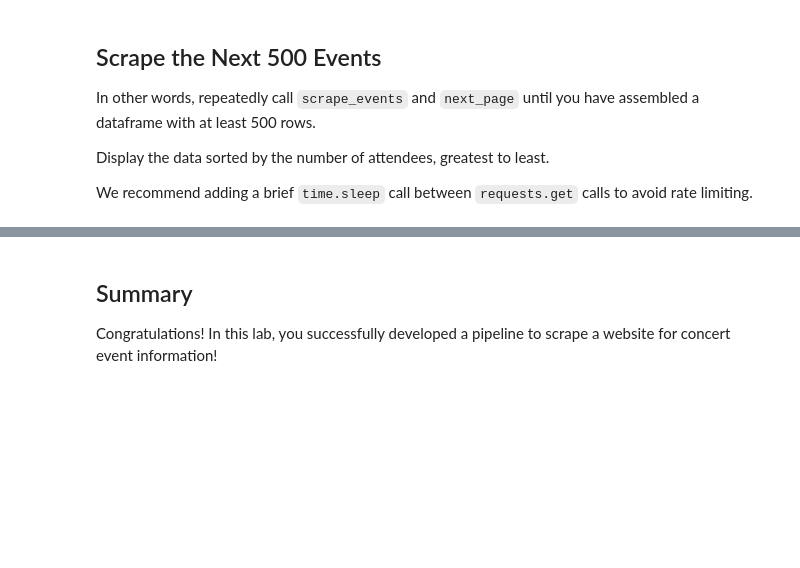
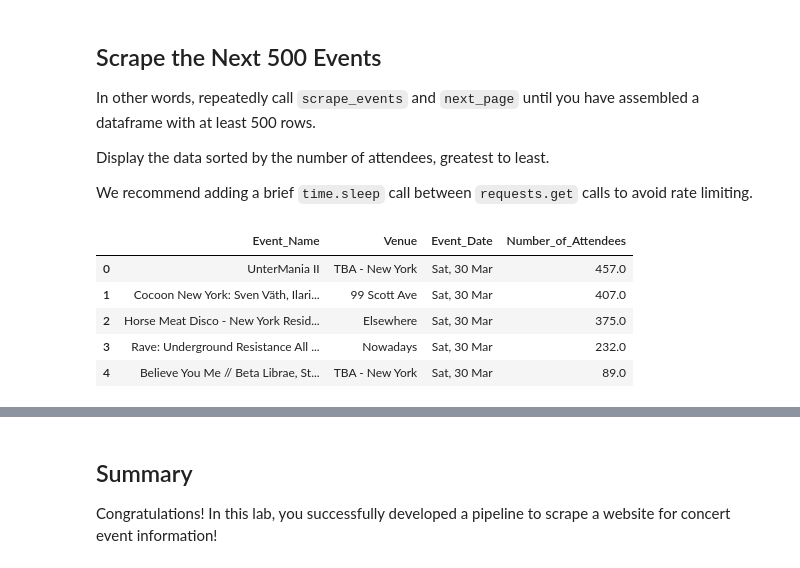
Before and after one commit to learn-co-curriculum/dsc-scraping-concerts-lab, a Jupyter notebook: index.ipynb, the cells around one changed output, grey strips where cells are left out. Drawn from its saved outputs; the diff is of its cells as text; code cells hidden in the pictures; blank space fills up the shorter version.

```diff
--- a/index.ipynb
+++ b/index.ipynb
@@ -91,0 +252,18 @@ We recommend adding a brief `time.sleep` call between `requests.get` calls to av
+# %%
+# Your code here
+df_all = pd.DataFrame()
+current_url = EVENTS_PAGE_URL
+while len(df_all) <= 500:
+    df = scrape_events(current_url)
+    time.sleep(5)
+    current_url= next_page(current_url)
+    time.sleep(5)
+    df_all = pd.concat([df_all, df])
+df_all.head()
+# %% [output]
+|  | Event_Name | Venue | Event_Date | Number_of_Attendees |
+| 0 | UnterMania II | TBA - New York | Sat, 30 Mar | 457.0 |
+| 1 | Cocoon New York: Sven Väth, Ilari... | 99 Scott Ave | Sat, 30 Mar | 407.0 |
+| 2 | Horse Meat Disco - New York Resid... | Elsewhere | Sat, 30 Mar | 375.0 |
+| 3 | Rave: Underground Resistance All ... | Nowadays | Sat, 30 Mar | 232.0 |
+| 4 | Believe You Me // Beta Librae, St... | TBA - New York | Sat, 30 Mar | 89.0 |
```
Also changed, not shown: parts of 22 cells of this notebook.
